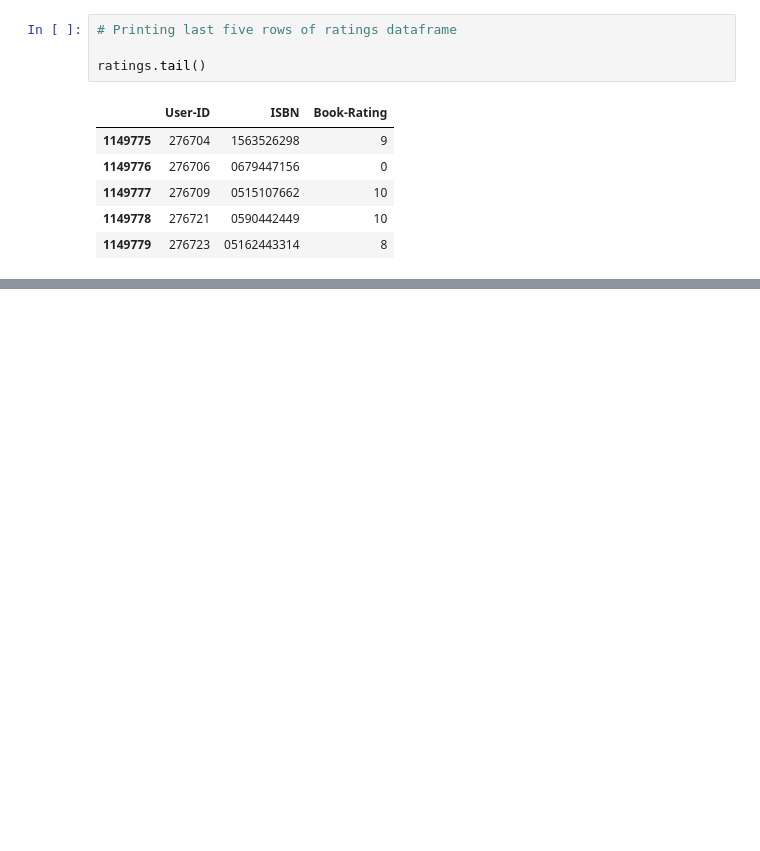
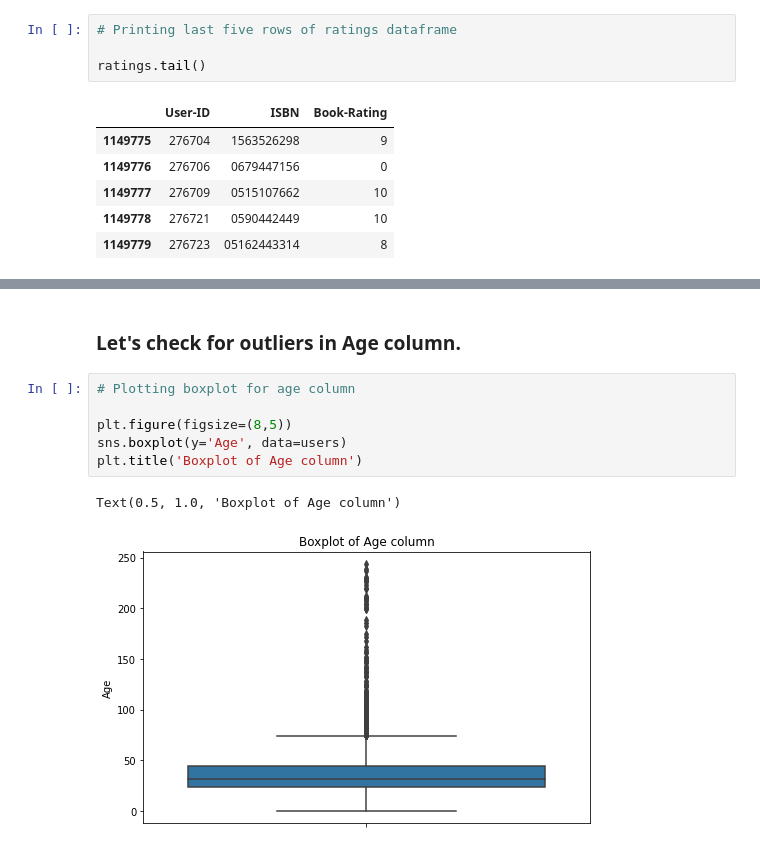
Before and after one commit to vickypandey07/Book-Recommendation-System, a Jupyter notebook: Book_Recommendation_System_Vikram_Pandey_Capstone_Project_4.ipynb, the cells around one changed output, grey strips where cells are left out. Drawn from its saved outputs; the diff is of its cells as text; blank space fills up the shorter version.

```diff
--- a/Book_Recommendation_System_Vikram_Pandey_Capstone_Project_4.ipynb
+++ b/Book_Recommendation_System_Vikram_Pandey_Capstone_Project_4.ipynb
@@ -137,0 +184,11 @@ ratings.tail()
+# %% [markdown]
+### **Let's check for outliers in Age column.**
+# %%
+# Plotting boxplot for age column
+
+plt.figure(figsize=(8,5))
+sns.boxplot(y='Age', data=users)
+plt.title('Boxplot of Age column')
+# %% [output]
+Text(0.5, 1.0, 'Boxplot of Age column')
+[figure, added]
```
Also changed, not shown: parts of 23 cells of this notebook.
